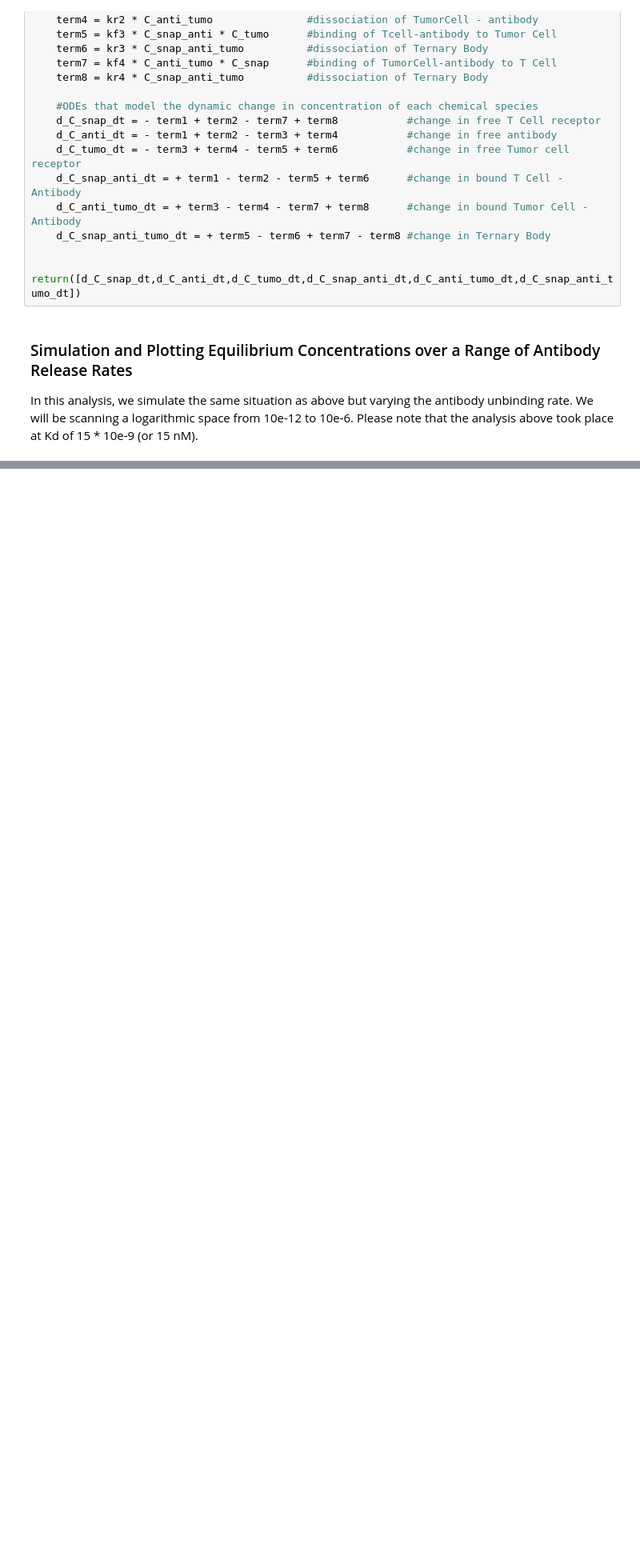
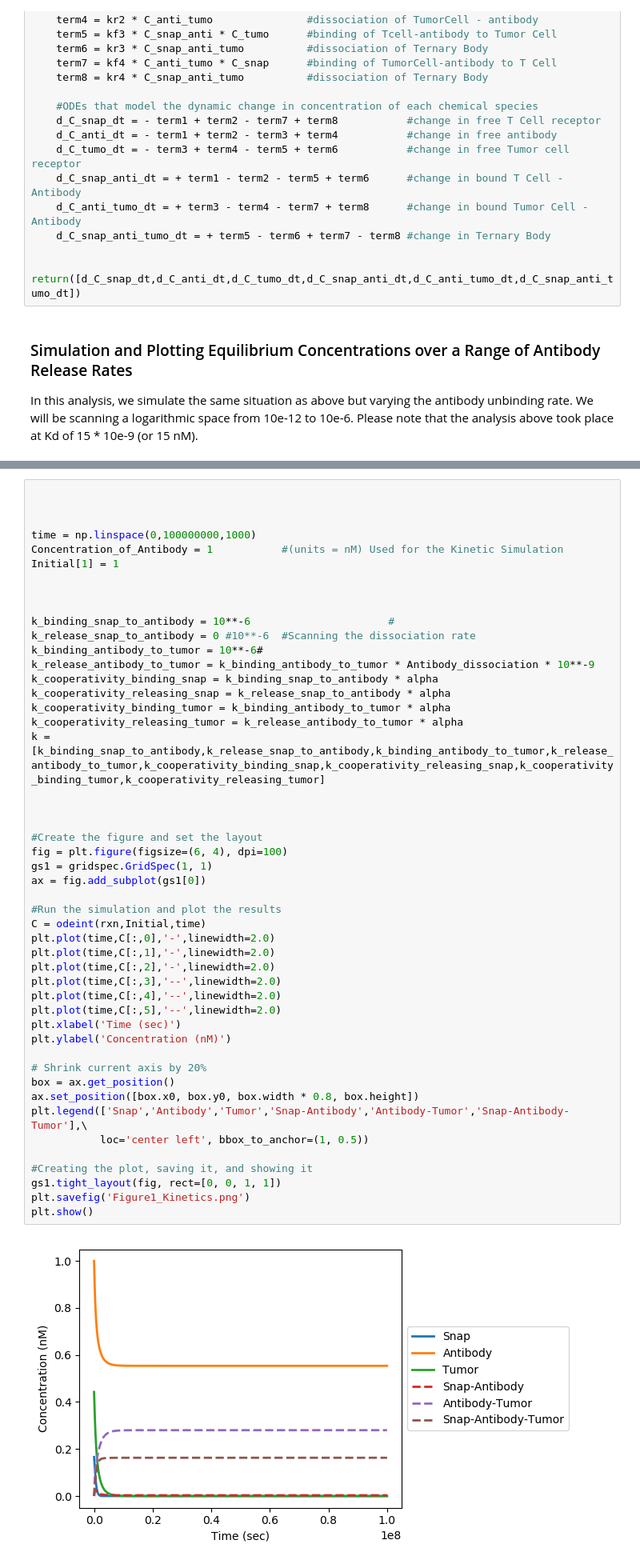
Before and after one commit to pitt-miskov-zivanov-lab/TernaryBody, a Jupyter notebook: TernaryBody_ParameterScan_v1.ipynb, the cells around one changed output, grey strips where cells are left out. Shown at 80% size. Drawn from its saved outputs; the diff is of its cells as text; blank space fills up the shorter version.

```diff
--- a/TernaryBody_ParameterScan_v1.ipynb
+++ b/TernaryBody_ParameterScan_v1.ipynb
@@ -156,0 +159,50 @@ plt.show()
+# %%
+
+
+
+time = np.linspace(0,100000000,1000)
+Concentration_of_Antibody = 1           #(units = nM) Used for the Kinetic Simulation
+Initial[1] = 1
+
+
+
+k_binding_snap_to_antibody = 10**-6                      #
+k_release_snap_to_antibody = 0 #10**-6  #Scanning the dissociation rate
+k_binding_antibody_to_tumor = 10**-6#
+k_release_antibody_to_tumor = k_binding_antibody_to_tumor * Antibody_dissociation * 10**-9
+k_cooperativity_binding_snap = k_binding_snap_to_antibody * alpha
+k_cooperativity_releasing_snap = k_release_snap_to_antibody * alpha
+k_cooperativity_binding_tumor = k_binding_antibody_to_tumor * alpha
+k_cooperativity_releasing_tumor = k_release_antibody_to_tumor * alpha
+k = [k_binding_snap_to_antibody,k_release_snap_to_antibody,k_binding_antibody_to_tumor,k_release_antibody_to_tumor,k_cooperativity_binding_snap,k_cooperativity_releasing_snap,k_cooperativity_binding_tumor,k_cooperativity_releasing_tumor]
+
+
+
+#Create the figure and set the layout
+fig = plt.figure(figsize=(6, 4), dpi=100)
+gs1 = gridspec.GridSpec(1, 1)
+ax = fig.add_subplot(gs1[0])
+
+#Run the simulation and plot the results
+C = odeint(rxn,Initial,time)
+plt.plot(time,C[:,0],'-',linewidth=2.0)
+plt.plot(time,C[:,1],'-',linewidth=2.0)
+plt.plot(time,C[:,2],'-',linewidth=2.0)
+plt.plot(time,C[:,3],'--',linewidth=2.0)
+plt.plot(time,C[:,4],'--',linewidth=2.0)
+plt.plot(time,C[:,5],'--',linewidth=2.0)
+plt.xlabel('Time (sec)')
+plt.ylabel('Concentration (nM)')
+
+# Shrink current axis by 20%
+box = ax.get_position()
+ax.set_position([box.x0, box.y0, box.width * 0.8, box.height])
+plt.legend(['Snap','Antibody','Tumor','Snap-Antibody','Antibody-Tumor','Snap-Antibody-Tumor'],\
+           loc='center left', bbox_to_anchor=(1, 0.5))
+
+#Creating the plot, saving it, and showing it
+gs1.tight_layout(fig, rect=[0, 0, 1, 1])
+plt.savefig('Figure1_Kinetics.png')
+plt.show()
+# %% [output]
+[figure, added]
```
Also changed, not shown: parts of 10 cells of this notebook, 3 other files.
